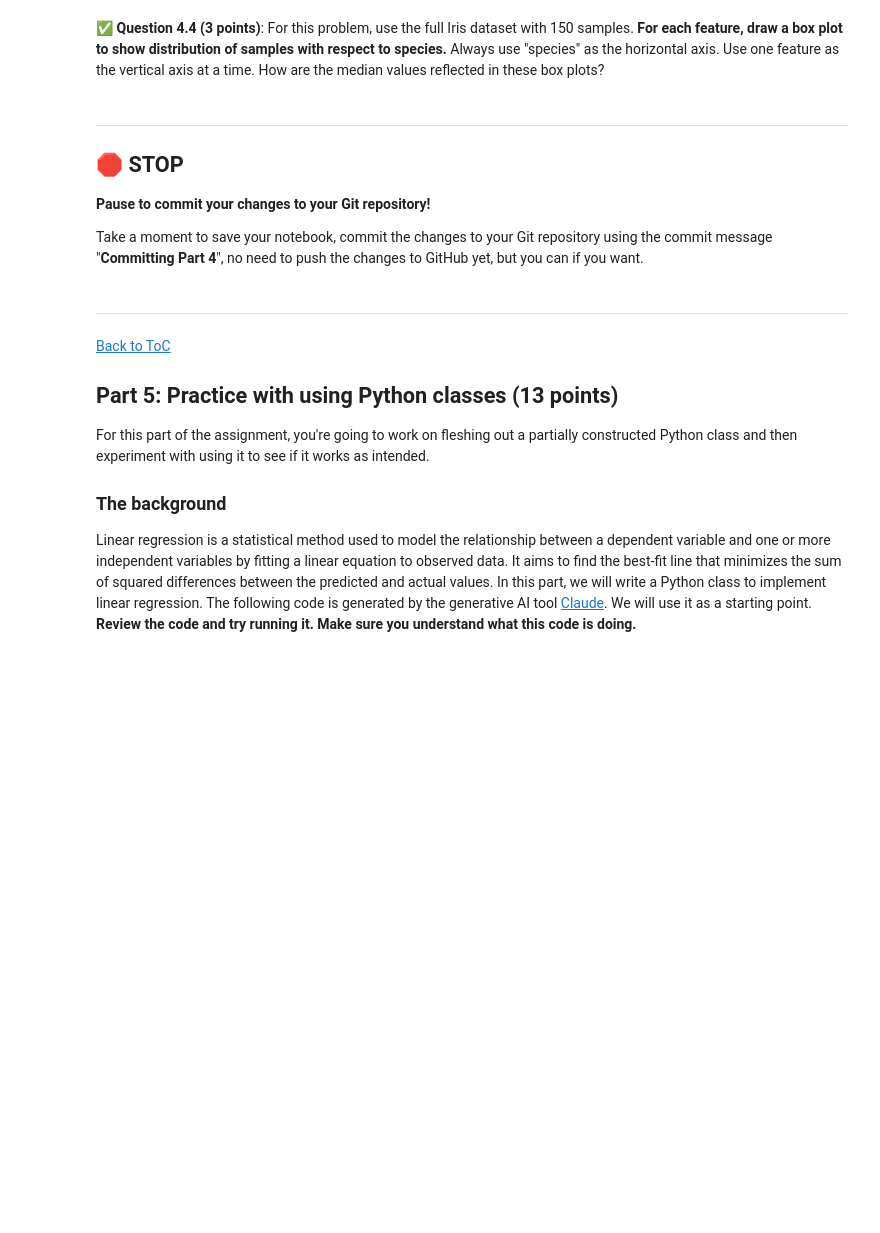
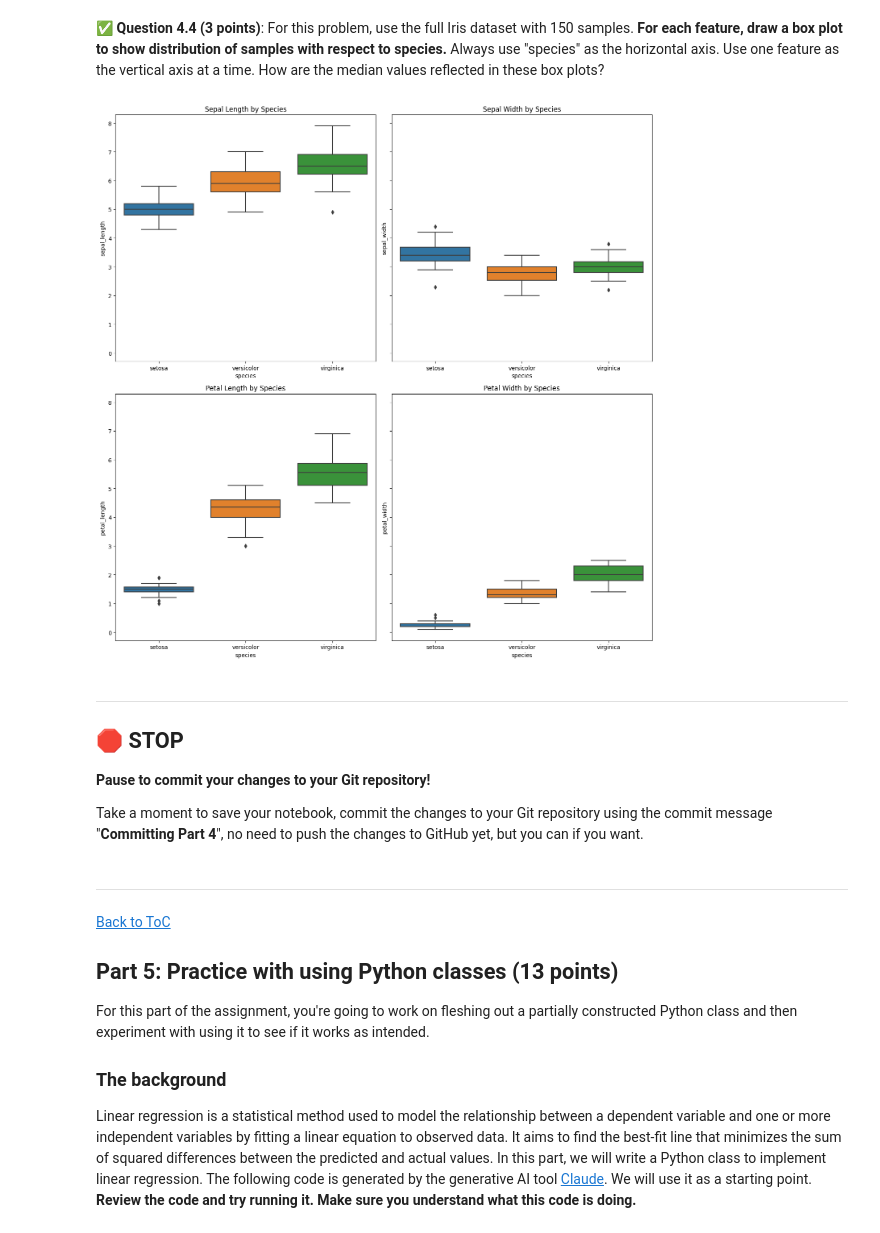
Before and after one commit to Jlozano351/CMSE202-s24-turnin, a Jupyter notebook: hw-01/HW-01_GitPracticeDebuggingPythonPackagesAndClasses-Juan José Lozano González.ipynb, the cells around one changed output. Saved outputs shown, nothing was run; the diff lists cells and outputs as text; code cells hidden in the pictures; blank space fills up the shorter version.

```diff
--- a/hw-01/HW-01_GitPracticeDebuggingPythonPackagesAndClasses-Juan José Lozano González.ipynb
+++ b/hw-01/HW-01_GitPracticeDebuggingPythonPackagesAndClasses-Juan José Lozano González.ipynb
@@ -431,3 +442,28 @@ If you do already have it installed, what command did you use to install it?
+# %%
+# Create a 2x2 array of subplots
+fig, axes = plt.subplots(2, 2, figsize=(14, 14), sharey=True)
+plt.subplots_adjust(wspace=3, hspace=3)
+
+# Plot each box plot on a specific subplot
+sns.boxplot(ax=axes[0, 0], x='species', y='sepal_length', data=df)
+axes[0, 0].set_title('Sepal Length by Species')
+
+sns.boxplot(ax=axes[0, 1], x='species', y='sepal_width', data=df)
+axes[0, 1].set_title('Sepal Width by Species')
+
+sns.boxplot(ax=axes[1, 0], x='species', y='petal_length', data=df)
+axes[1, 0].set_title('Petal Length by Species')
+
+sns.boxplot(ax=axes[1, 1], x='species', y='petal_width', data=df)
+axes[1, 1].set_title('Petal Width by Species')
+
+# Adjust layout
+plt.tight_layout()
+
+# Show the plot
+plt.show()
+# %% [output]
+[figure, added]
 # %% [markdown]
 ---
 ## &#128721; STOP
```
Also changed, not shown: parts of 9 cells of this notebook.
